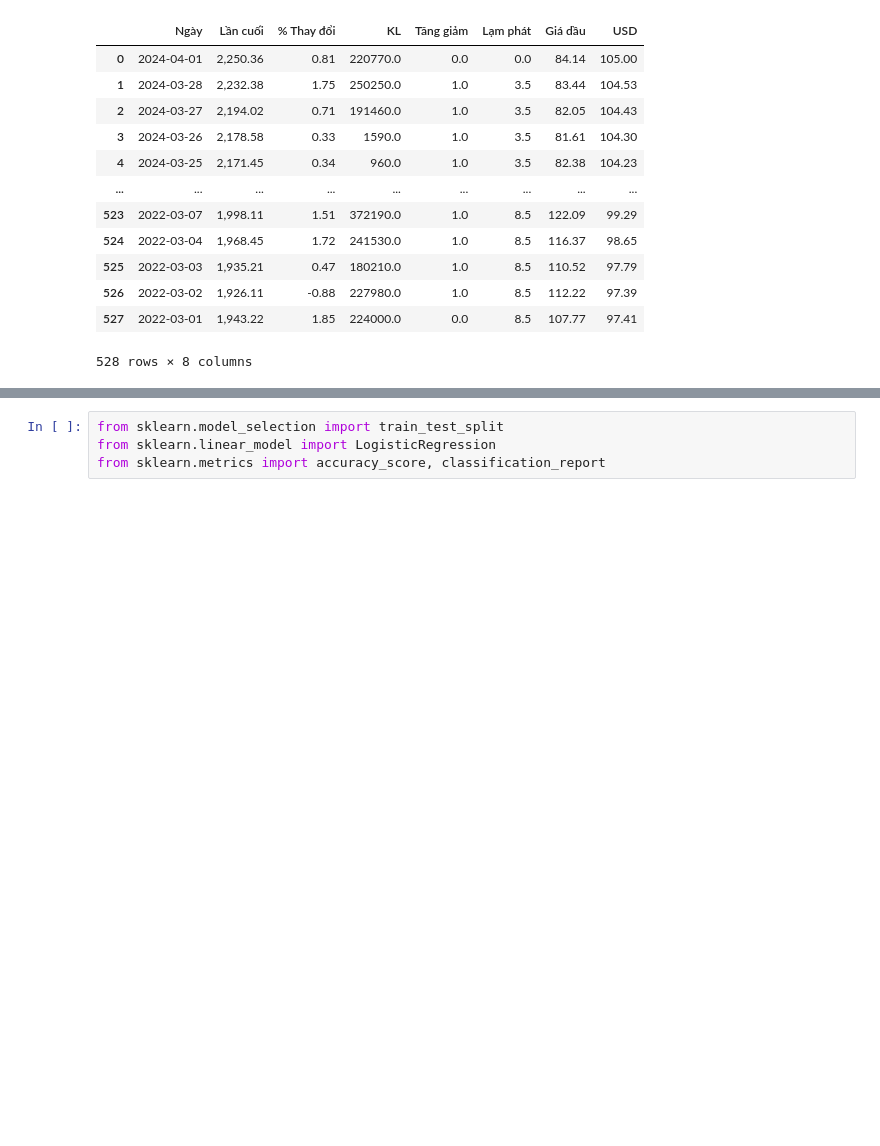
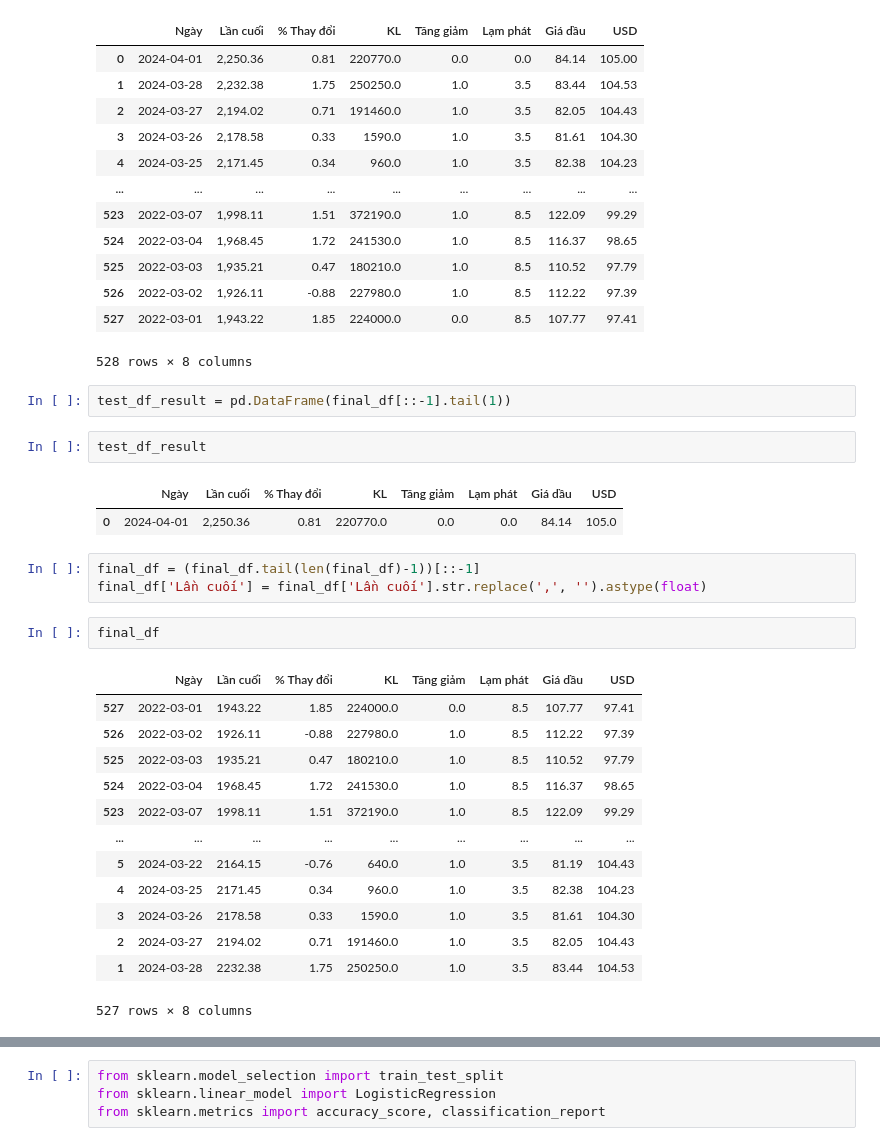
Before and after one commit to ngduylonggg/goldprice_predict, a Jupyter notebook: goldprice_prediction.ipynb, the cells around one changed output, grey strips where cells are left out. Drawn from its saved outputs; the diff is of its cells as text; blank space fills up the shorter version.

```diff
--- a/goldprice_prediction.ipynb
+++ b/goldprice_prediction.ipynb
@@ -457,3 +457,29 @@ final_df
 | 526 | 2022-03-02 | 1,926.11 | -0.88 | 227980.0 | 1.0 | 8.5 | 112.22 | 97.39 |
 | 527 | 2022-03-01 | 1,943.22 | 1.85 | 224000.0 | 0.0 | 8.5 | 107.77 | 97.41 |
 528 rows × 8 columns
+# %%
+test_df_result = pd.DataFrame(final_df[::-1].tail(1))
+# %%
+test_df_result
+# %% [output]
+|  | Ngày | Lần cuối | % Thay đổi | KL | Tăng giảm | Lạm phát | Giá dầu | USD |
+| 0 | 2024-04-01 | 2,250.36 | 0.81 | 220770.0 | 0.0 | 0.0 | 84.14 | 105.0 |
+# %%
+final_df = (final_df.tail(len(final_df)-1))[::-1]
+final_df['Lần cuối'] = final_df['Lần cuối'].str.replace(',', '').astype(float)
+# %%
+final_df
+# %% [output]
+|  | Ngày | Lần cuối | % Thay đổi | KL | Tăng giảm | Lạm phát | Giá dầu | USD |
+| 527 | 2022-03-01 | 1943.22 | 1.85 | 224000.0 | 0.0 | 8.5 | 107.77 | 97.41 |
+| 526 | 2022-03-02 | 1926.11 | -0.88 | 227980.0 | 1.0 | 8.5 | 112.22 | 97.39 |
+| 525 | 2022-03-03 | 1935.21 | 0.47 | 180210.0 | 1.0 | 8.5 | 110.52 | 97.79 |
+| 524 | 2022-03-04 | 1968.45 | 1.72 | 241530.0 | 1.0 | 8.5 | 116.37 | 98.65 |
+| 523 | 2022-03-07 | 1998.11 | 1.51 | 372190.0 | 1.0 | 8.5 | 122.09 | 99.29 |
+| ... | ... | ... | ... | ... | ... | ... | ... | ... |
+| 5 | 2024-03-22 | 2164.15 | -0.76 | 640.0 | 1.0 | 3.5 | 81.19 | 104.43 |
+| 4 | 2024-03-25 | 2171.45 | 0.34 | 960.0 | 1.0 | 3.5 | 82.38 | 104.23 |
+| 3 | 2024-03-26 | 2178.58 | 0.33 | 1590.0 | 1.0 | 3.5 | 81.61 | 104.30 |
+| 2 | 2024-03-27 | 2194.02 | 0.71 | 191460.0 | 1.0 | 3.5 | 82.05 | 104.43 |
+| 1 | 2024-03-28 | 2232.38 | 1.75 | 250250.0 | 1.0 | 3.5 | 83.44 | 104.53 |
+527 rows × 8 columns
```
Also changed, not shown: parts of 14 cells of this notebook.
